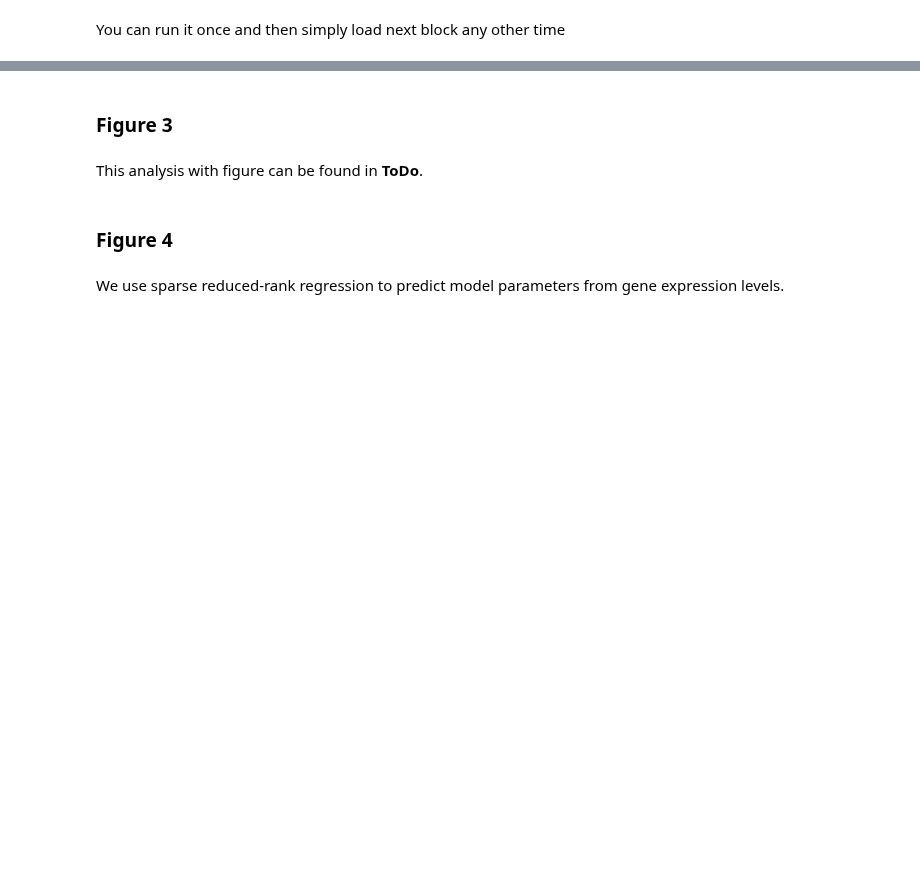
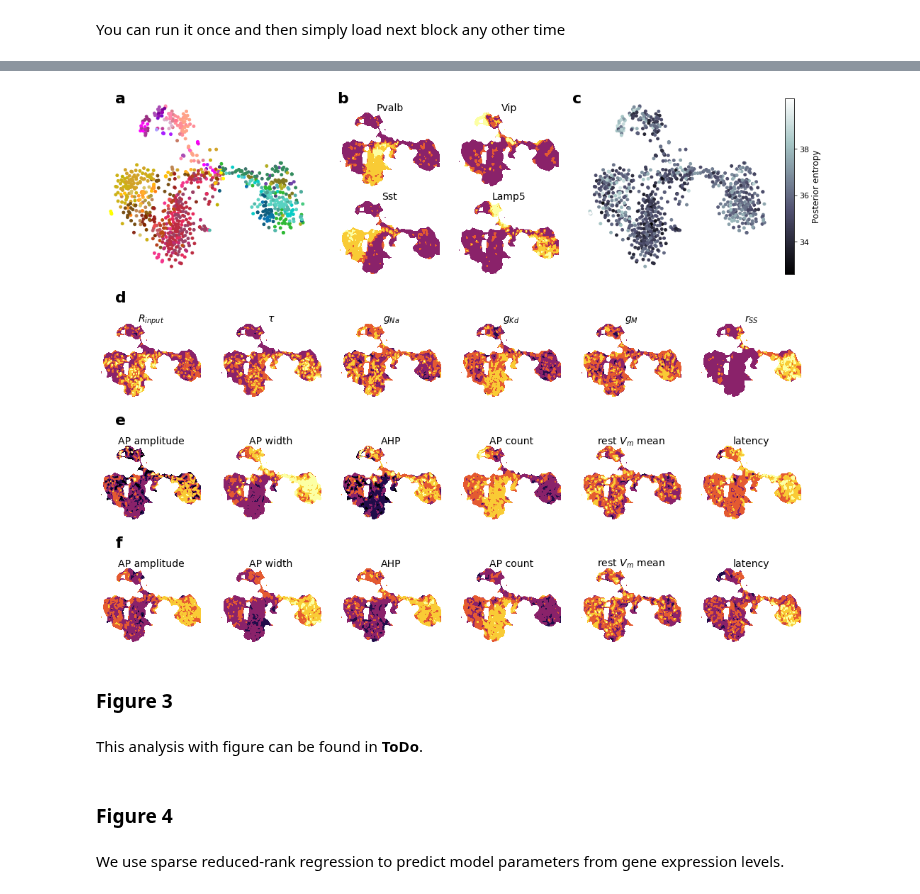
Before and after one commit to berenslab/hh_sbi, a Jupyter notebook: code/build_figures.ipynb, the cells around one changed output, grey strips where cells are left out. Cells and saved outputs as stored; diff of their text form; code cells hidden in the pictures; blank space fills up the shorter version.

Commit message:
Updated figures and posterior entropy

```diff
--- a/code/build_figures.ipynb
+++ b/code/build_figures.ipynb
@@ -1130,9 +926,2 @@ sns.despine(left=True, bottom=True)
-# %%
-with open('save_model_parameters/across_training_schedules.pickle', 'rb') as f:
-        THETAS = pickle.load(f)
-
-fav_tr_schedule='2c'
-
-highest_posterior_samples=np.array(
-    [THETAS[fav_tr_schedule]['highest posterior samples'][cell] for cell in Xo.index]
-)
+# %%
+fav_tr_schedule='2d'
@@ -1138,0 +930,6 @@ highest_posterior_samples=np.array(
+# %%
+with open('save_model_parameters/training_schedule_{}.pickle'.format(fav_tr_schedule), 'rb') as f:
+        THETA = pickle.load(f)
+highest_posterior_samples=np.concatenate(
+    [THETA['highest posterior samples'][cell] if cell in THETA['highest posterior samples'] else np.ones((13,))*np.nan for cell in Xo.index]
+).reshape((Xo.shape[0],len(model_param_names)))
@@ -1207,5 +972,5 @@ summary statistics shape:  torch.Size([955, 23])
 # %%
-MAP_stats=np.load('./save_sims/training_schedule_{}_MAP_stats.npz'.format(fav_tr_schedule))['stats']
+MAP_stats=np.load('./save_sims/highest_posterior_samples_summ_stats_{}.npz'.format(fav_tr_schedule))['stats']
 MAP_stats=MAP_stats
 # %%
 def create_figure_2(fig):
@@ -1356,3 +1052,72 @@ plt.savefig('../figures/figure_2.pdf', bbox_inches = 'tight', pad_inches = 0)
+# %%
+fig = plt.figure(figsize=(14, 12))
+ax_latent, axes_marker_genes, ax_HH_uncertainty, axes_params, axes_fitted_ephys, axes_true_ephys = create_figure_2(fig)
+
+# t-SNE latent
+ax_latent.scatter(Z[:,0], Z[:,1], s=15, c=colors)
+ax_latent.set_xticks([])
+ax_latent.set_yticks([])
+sns.despine(ax=ax_latent, left=True, bottom=True)
+
+# uncertainty of fitted model parameters
+scatter=ax_HH_uncertainty.scatter(Z[:,0], Z[:,1], s=15, c=uncertainty, cmap='bone')
+cbar=plt.colorbar(scatter, ax=ax_HH_uncertainty, ticks=[32,34,36,38])#, anchor=(,.5))
+cbar.ax.tick_params(labelsize=11)
+cbar.set_label('Posterior entropy', fontsize=12)
+ax_HH_uncertainty.set_xticks([])
+ax_HH_uncertainty.set_yticks([])
+sns.despine(ax=ax_HH_uncertainty, left=True, bottom=True)
+
+# marker genes
+marker_gene_ids=[
+    np.where(gene_names=='Pvalb')[0][0],
+    np.where(gene_names=='Vip')[0][0],
+    np.where(gene_names=='Sst')[0][0],
+    np.where(gene_names=='Lamp5')[0][0]
+]
+for i, ax in enumerate(axes_marker_genes.reshape(-1)):
+    latent_space_overlays(Z, G,
+        marker_gene_ids[i], gene_names, triangle_max_len=150, axis=ax)
+    sns.despine(ax=ax, bottom=True, left=True)
+
+# model params
+model_param_ids_to_show=[1,2,4,5,6,-1]
+for i, ax in enumerate(axes_params):
+    latent_space_overlays(Z, (highest_posterior_samples-highest_posterior_samples.mean(axis=0))/highest_posterior_samples.std(axis=0),
+        model_param_ids_to_show[i], model_param_names, triangle_max_len=150, axis=ax)
+    sns.despine(ax=ax, bottom=True, left=True)
+
+ephys_feature_ids_to_show=[1,2,3,8,19,18]
+for i, ax in enumerate(axes_fitted_ephys.reshape(-1)):
+    latent_space_overlays(
+        Z[~np.isnan(MAP_stats.mean(axis=1)),:],
+        (MAP_stats[~np.isnan(MAP_stats.mean(axis=1)),:]-Xo.values.mean(axis=0)[:-4])/Xo.values.std(axis=0)[:-4],
+        ephys_feature_ids_to_show[i], ephys_features, triangle_max_len=150, axis=ax)
+    sns.despine(ax=ax, bottom=True, left=True)
+
+for i, ax in enumerate(axes_true_ephys.reshape(-1)):
+    latent_space_overlays(Z, (Xo.values[:,:-4]-Xo.values.mean(axis=0)[:-4])/Xo.values.std(axis=0)[:-4],
+        ephys_feature_ids_to_show[i], ephys_features, triangle_max_len=150, axis=ax)
+    sns.despine(ax=ax, bottom=True, left=True)
+
+shift=.02
+fig.text(0+shift, .88, 'a', fontsize=22, fontweight='bold')
+#fig.text(.11, .91, 'Latent', fontsize=19)
+fig.text(.33, .88, 'b', fontsize=22, fontweight='bold')
+#fig.text(.43, .91, 'Marker genes', fontsize=19)
+fig.text(.66, .88, 'c', fontsize=22, fontweight='bold')
+#fig.text(.73, .91, 'Fit uncertainty', fontsize=19)
+fig.text(0+shift, .555, 'd', fontsize=22, fontweight='bold')
+#fig.text(.03+shift, .555, 'Model parameters', fontsize=19)
+fig.text(0+shift, .355, 'e', fontsize=22, fontweight='bold')
+#fig.text(.03+shift, .355, 'Model electrophysiology', fontsize=19)
+fig.text(0+shift, .155, 'f', fontsize=22, fontweight='bold')
+#fig.text(.03+shift, .155, 'Experimental electrophysiology', fontsize=19)
+
+plt.savefig('../figures/figure_2.png', bbox_inches = 'tight', pad_inches = 0)
+plt.savefig('../figures/figure_2.pdf', bbox_inches = 'tight', pad_inches = 0)
+# %% [output]
+[figure, added]
 # %% [markdown]
 ### Figure 3
 # %% [markdown]
```
Also changed, not shown: parts of 27 cells of this notebook, 11 other files.
